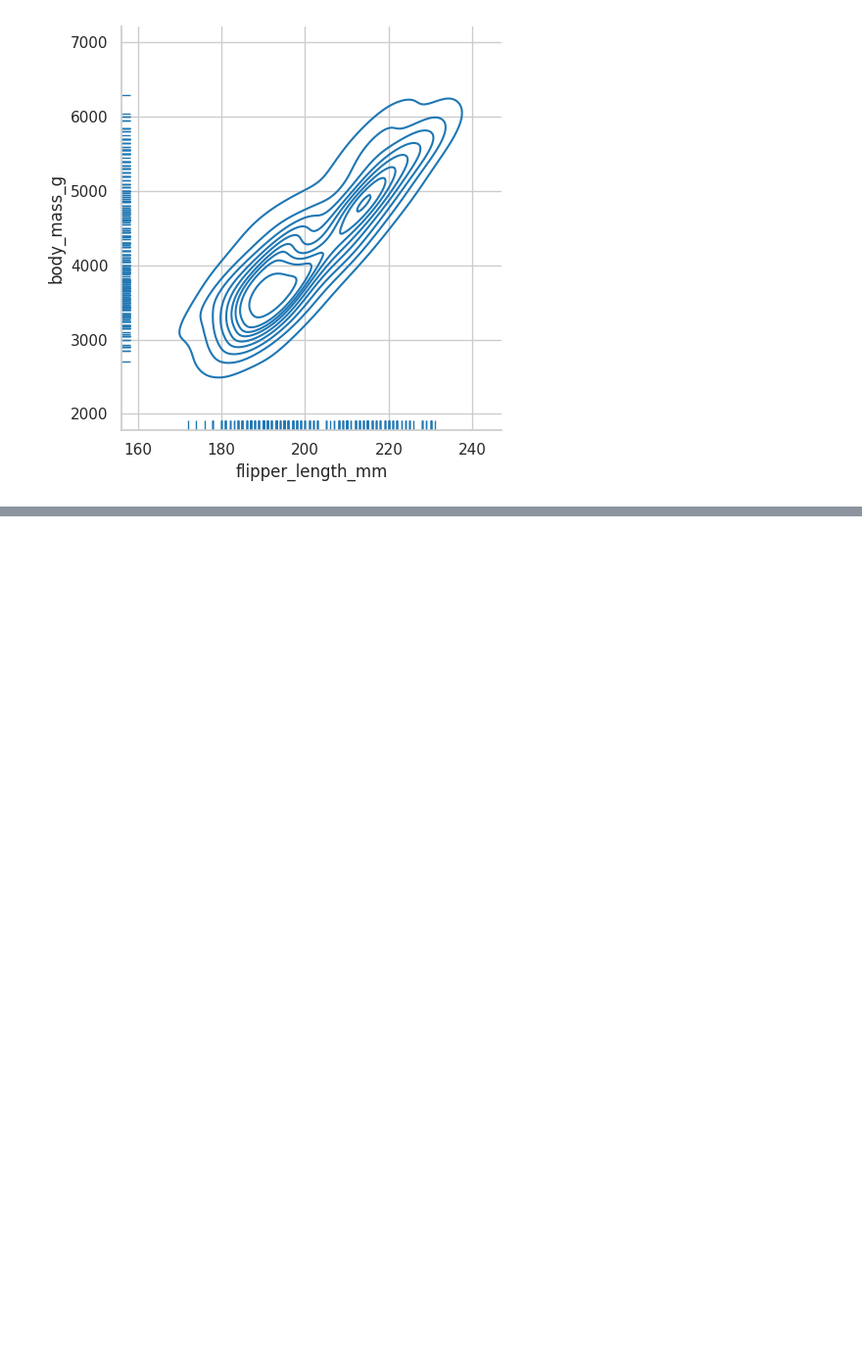
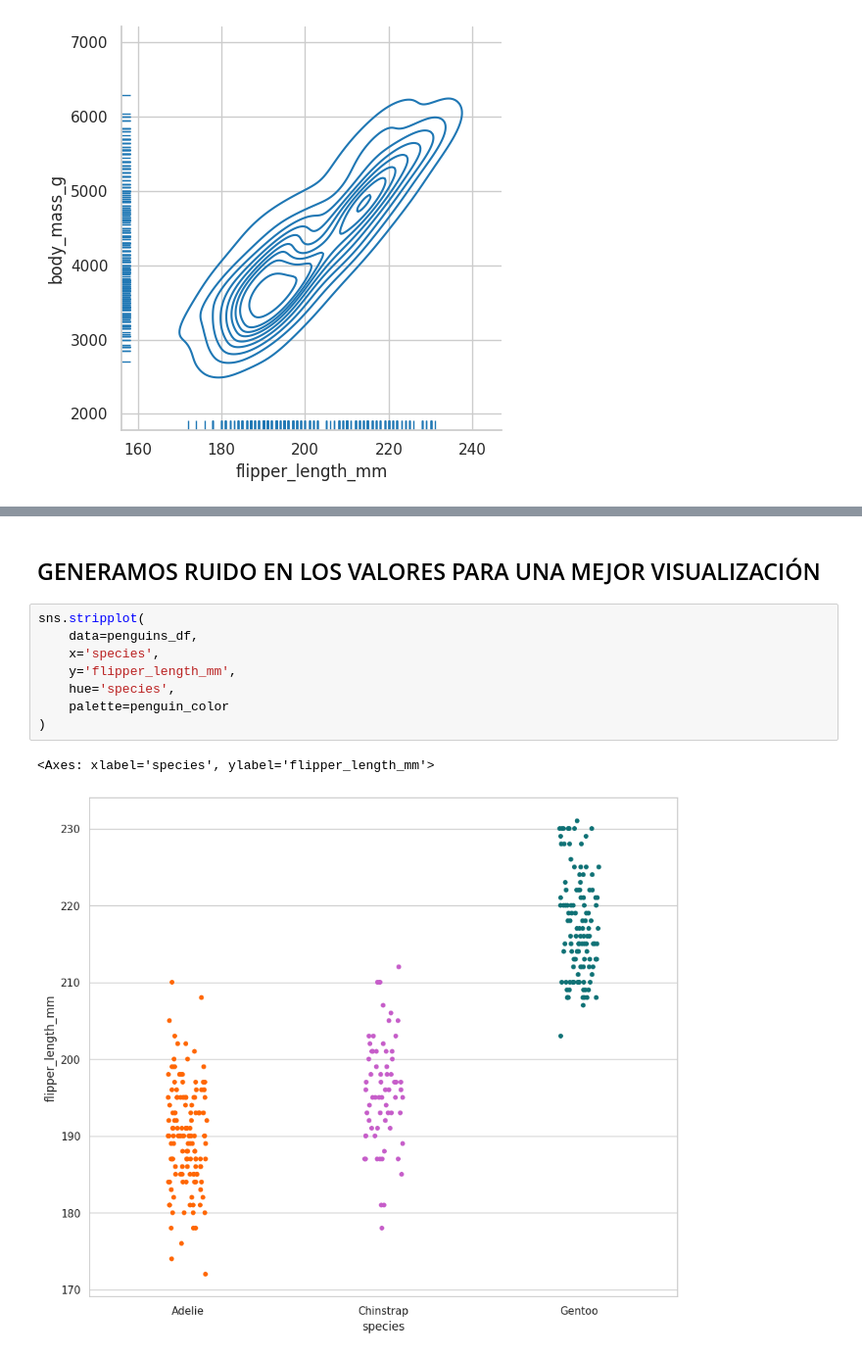
Before and after one commit to 12aptor/data-science-g4, a Jupyter notebook: dia2/6_analisis_bivariado.ipynb, the cells around one changed output, grey strips where cells are left out. Shown at 98% size. Cells and saved outputs as stored; diff of their text form; blank space fills up the shorter version.

```diff
--- a/dia2/6_analisis_bivariado.ipynb
+++ b/dia2/6_analisis_bivariado.ipynb
@@ -107,0 +123,13 @@ sns.displot(
+# %% [markdown]
+## GENERAMOS RUIDO EN LOS VALORES PARA UNA MEJOR VISUALIZACIÓN
+# %%
+sns.stripplot(
+    data=penguins_df,
+    x='species',
+    y='flipper_length_mm',
+    hue='species',
+    palette=penguin_color
+)
+# %% [output]
+<Axes: xlabel='species', ylabel='flipper_length_mm'>
+[figure, added]
```
Also changed, not shown: parts of 9 cells of this notebook.
